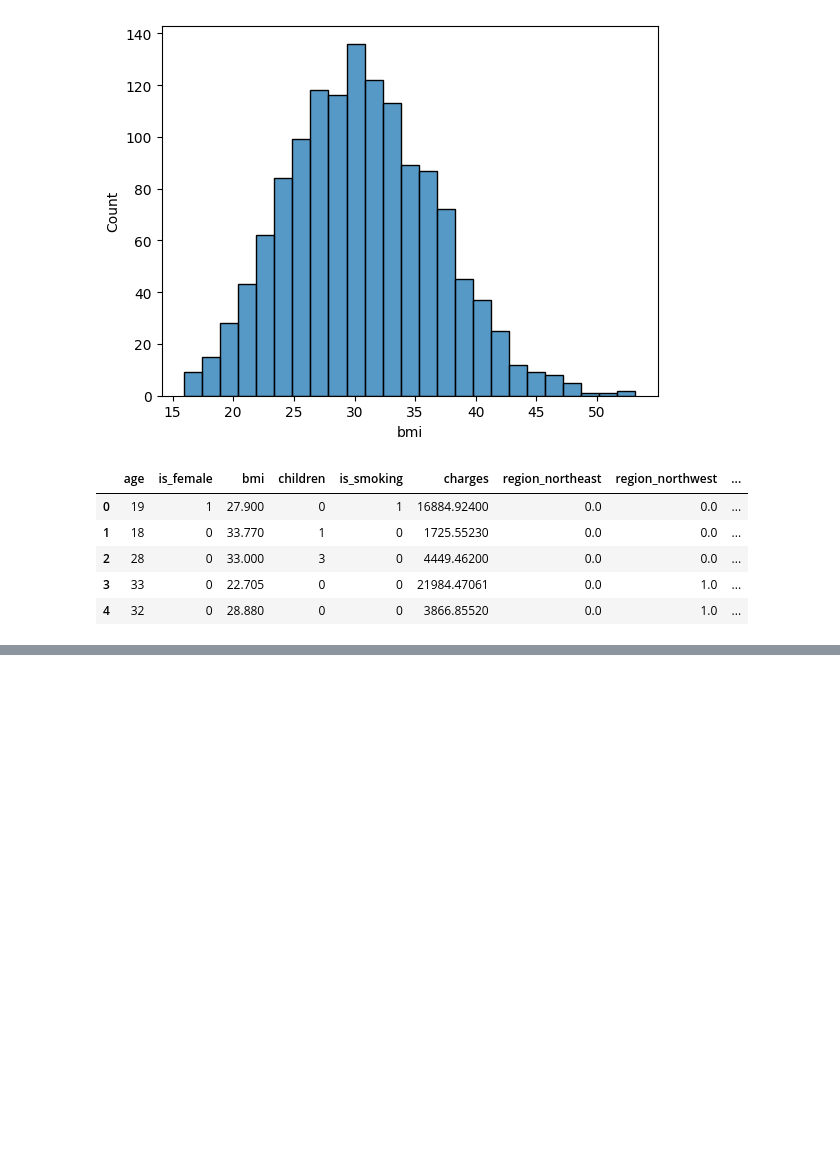
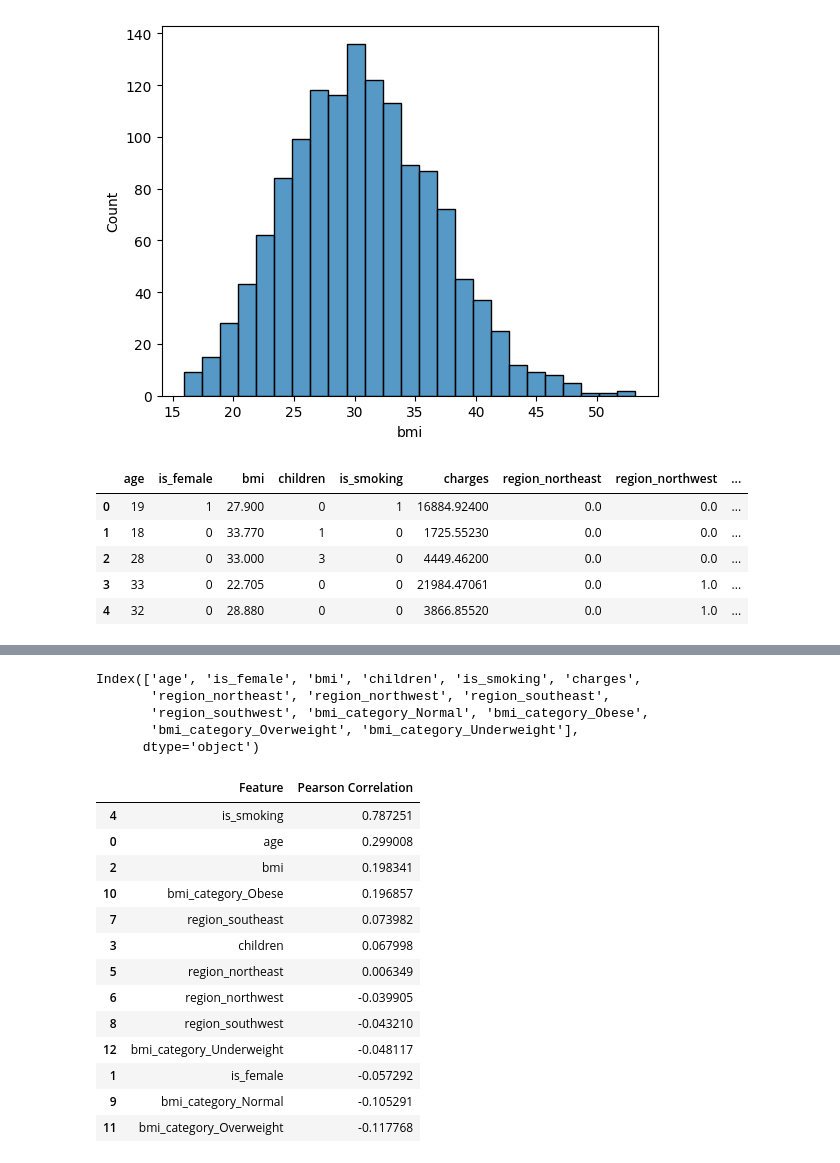
Before and after one commit to yashpawar-99/insurance-price-predictor, a Jupyter notebook: EDA.ipynb, the cells around one changed output, grey strips where cells are left out. Cells and saved outputs as stored; diff of their text form; code cells hidden in the pictures; blank space fills up the shorter version.

```diff
--- a/EDA.ipynb
+++ b/EDA.ipynb
@@ -257,0 +279,44 @@ df_cleaned.head()
+# %%
+df_cleaned.columns
+# %% [output]
+Index(['age', 'is_female', 'bmi', 'children', 'is_smoking', 'charges',
+       'region_northeast', 'region_northwest', 'region_southeast',
+       'region_southwest', 'bmi_category_Normal', 'bmi_category_Obese',
+       'bmi_category_Overweight', 'bmi_category_Underweight'],
+      dtype='object')
+# %%
+from scipy.stats import pearsonr
+
+# ----------------------------------
+# Pearson Correlation Calculation
+# ----------------------------------
+
+# List of features to check against target
+selected_features = [
+    'age', 'is_female', 'bmi', 'children', 'is_smoking',
+       'region_northeast', 'region_northwest', 'region_southeast',
+       'region_southwest', 'bmi_category_Normal', 'bmi_category_Obese',
+       'bmi_category_Overweight', 'bmi_category_Underweight'
+]
+
+correlations = {
+    feature: pearsonr(df_cleaned[feature], df_cleaned['charges'])[0]
+    for feature in selected_features
+}
+correlation_df = pd.DataFrame(list(correlations.items()), columns=['Feature', 'Pearson Correlation'])
+correlation_df.sort_values(by='Pearson Correlation', ascending=False)
+# %% [output]
+|  | Feature | Pearson Correlation |
+| 4 | is_smoking | 0.787251 |
+| 0 | age | 0.299008 |
+| 2 | bmi | 0.198341 |
+| 10 | bmi_category_Obese | 0.196857 |
+| 7 | region_southeast | 0.073982 |
+| 3 | children | 0.067998 |
+| 5 | region_northeast | 0.006349 |
+| 6 | region_northwest | -0.039905 |
+| 8 | region_southwest | -0.043210 |
+| 12 | bmi_category_Underweight | -0.048117 |
+| 1 | is_female | -0.057292 |
+| 9 | bmi_category_Normal | -0.105291 |
+| 11 | bmi_category_Overweight | -0.117768 |
```
Also changed, not shown: parts of 6 cells of this notebook.
